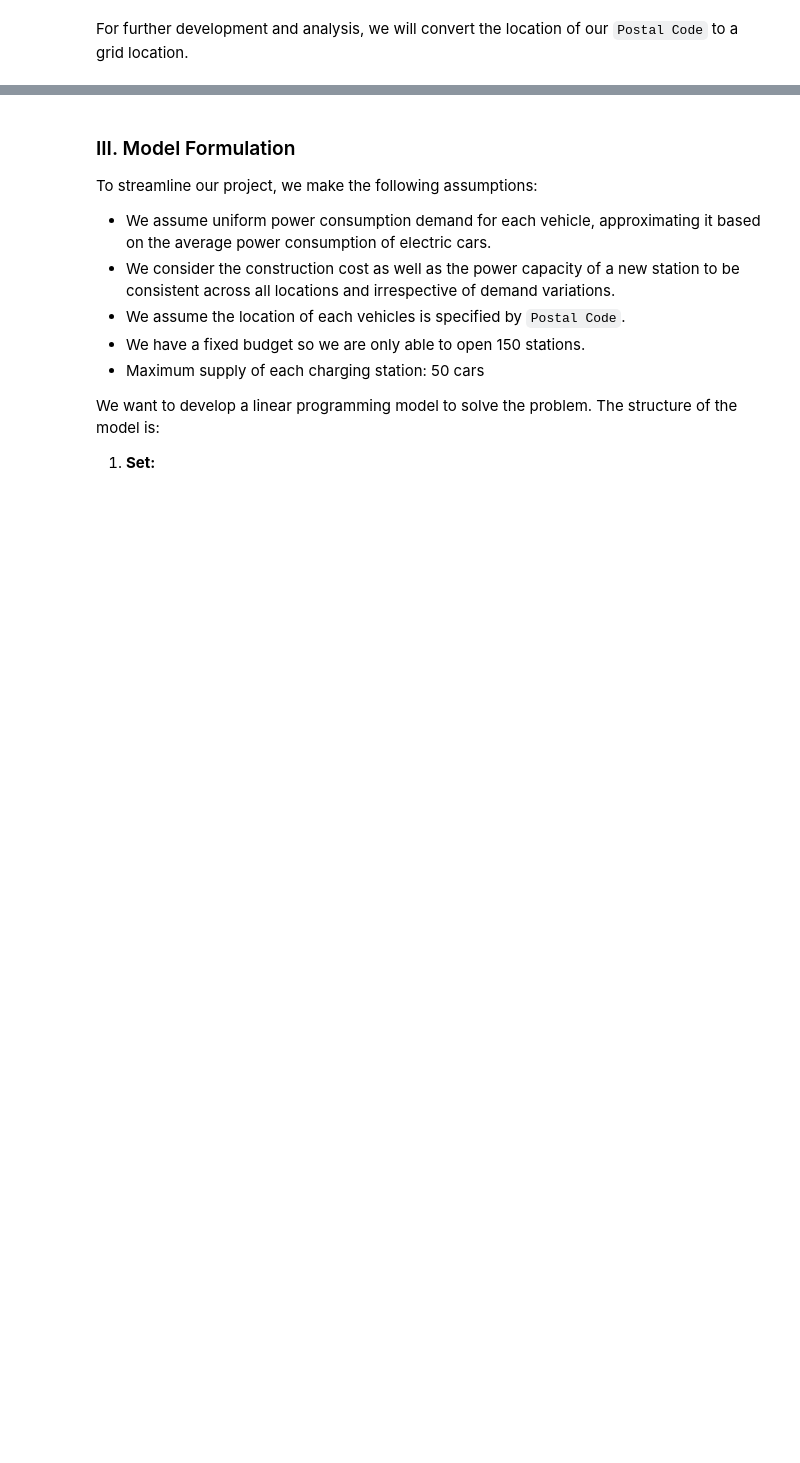
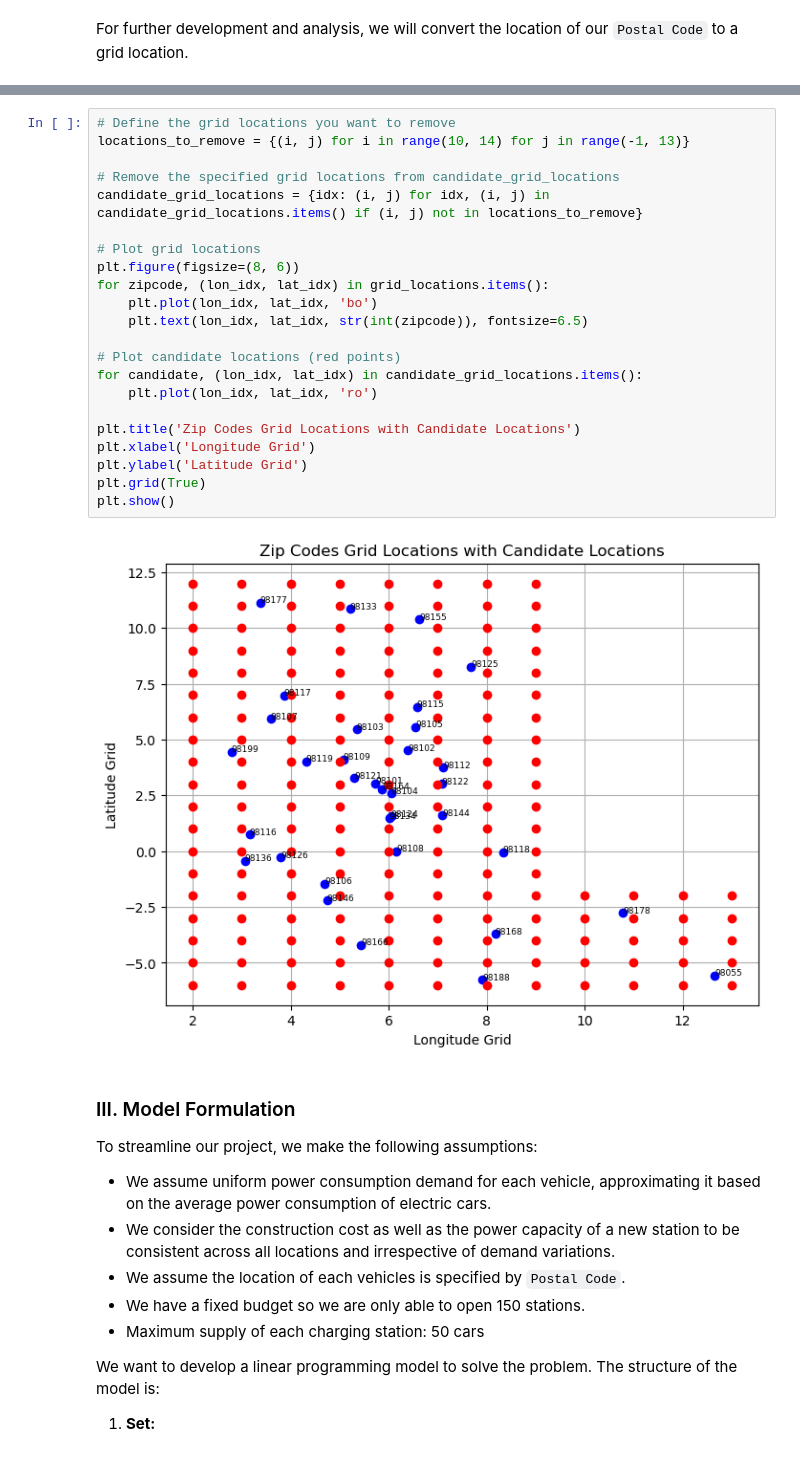
Before and after one commit to lqminhhh/Charging-Location-Optimization, a Jupyter notebook: Final.ipynb, the cells around one changed output, grey strips where cells are left out. Drawn from its saved outputs; the diff is of its cells as text; blank space fills up the shorter version.

```diff
--- a/Final.ipynb
+++ b/Final.ipynb
@@ -105,3 +151,27 @@ plt.show()
+# %%
+# Define the grid locations you want to remove
+locations_to_remove = {(i, j) for i in range(10, 14) for j in range(-1, 13)}
+
+# Remove the specified grid locations from candidate_grid_locations
+candidate_grid_locations = {idx: (i, j) for idx, (i, j) in candidate_grid_locations.items() if (i, j) not in locations_to_remove}
+
+# Plot grid locations
+plt.figure(figsize=(8, 6))
+for zipcode, (lon_idx, lat_idx) in grid_locations.items():
+    plt.plot(lon_idx, lat_idx, 'bo')
+    plt.text(lon_idx, lat_idx, str(int(zipcode)), fontsize=6.5)
+
+# Plot candidate locations (red points)
+for candidate, (lon_idx, lat_idx) in candidate_grid_locations.items():
+    plt.plot(lon_idx, lat_idx, 'ro')
+
+plt.title('Zip Codes Grid Locations with Candidate Locations')
+plt.xlabel('Longitude Grid')
+plt.ylabel('Latitude Grid')
+plt.grid(True)
+plt.show()
+# %% [output]
+[figure, added]
 # %% [markdown]
 ### III. Model Formulation
 
```
Also changed, not shown: parts of 5 cells of this notebook.
